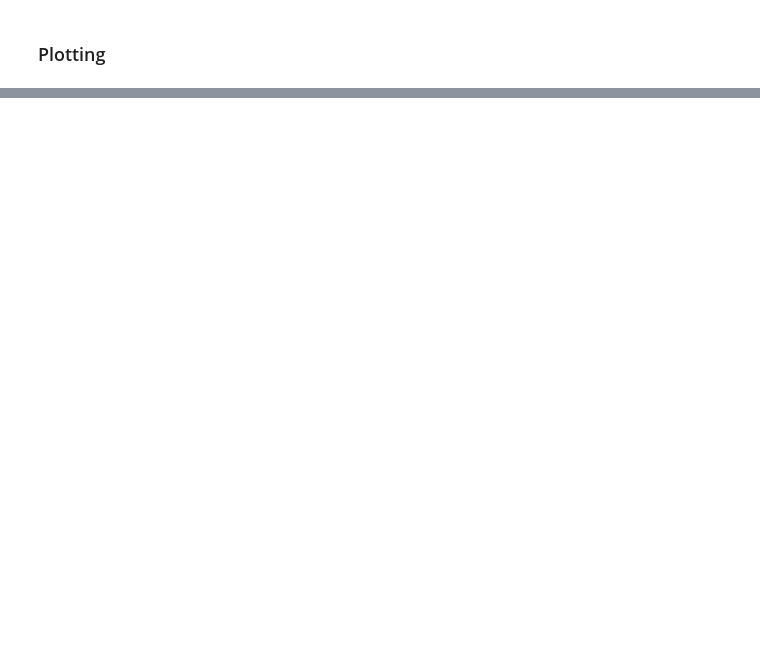
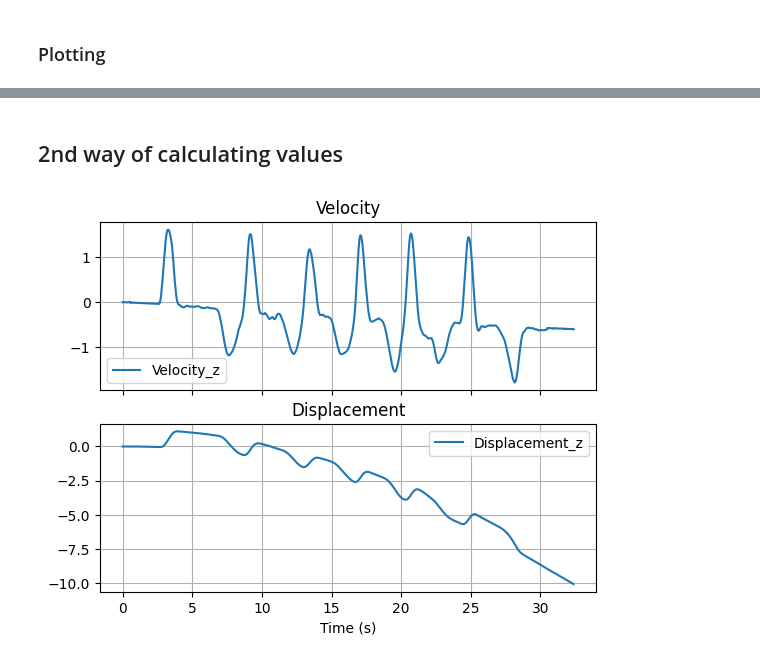
Before and after one commit to raltm2e/imu_phyphox, a Jupyter notebook: test1.ipynb, the cells around one changed output, grey strips where cells are left out. Drawn from its saved outputs; the diff is of its cells as text; code cells hidden in the pictures; blank space fills up the shorter version.

```diff
--- a/test1.ipynb
+++ b/test1.ipynb
@@ -102,0 +94,26 @@ Energy is (J):  239.0171976101652
+# %% [markdown]
+## 2nd way of calculating values
+# %%
+# get the time and z-axis acceleration data
+t = df.loc[:, "Time (s)"]
+az = df.loc[:, "Linear Acceleration z (m/s^2)"]
+start_time = time.time()
+# integrate the acceleration twice to obtain displacement
+vz = az.cumsum() * (t.iloc[1] - t.iloc[0])  # integrate acceleration to get velocity
+sz = vz.cumsum() * (t.iloc[1] - t.iloc[0])  # integrate velocity to get displacement
+df["Velocity_z"] = vz
+df["Displacement_z"] = sz
+# plot the displacement data
+import matplotlib.pyplot as plt
+
+fig, axes = plt.subplots(nrows=2, ncols=1, sharex=True)
+df.plot.line(x="Time (s)", y="Velocity_z", ax=axes[0])
+df.plot.line(x="Time (s)", y="Displacement_z", ax=axes[1])
+axes[0].set_title("Velocity")
+axes[1].set_title("Displacement")
+axes[-1].set_xlabel("Time (s)")
+fig.subplots_adjust(hspace=0.2)
+for ax in axes:
+  ax.grid()
+# %% [output]
+[figure, added]
```
Also changed, not shown: parts of 7 cells of this notebook, 1 other file.
